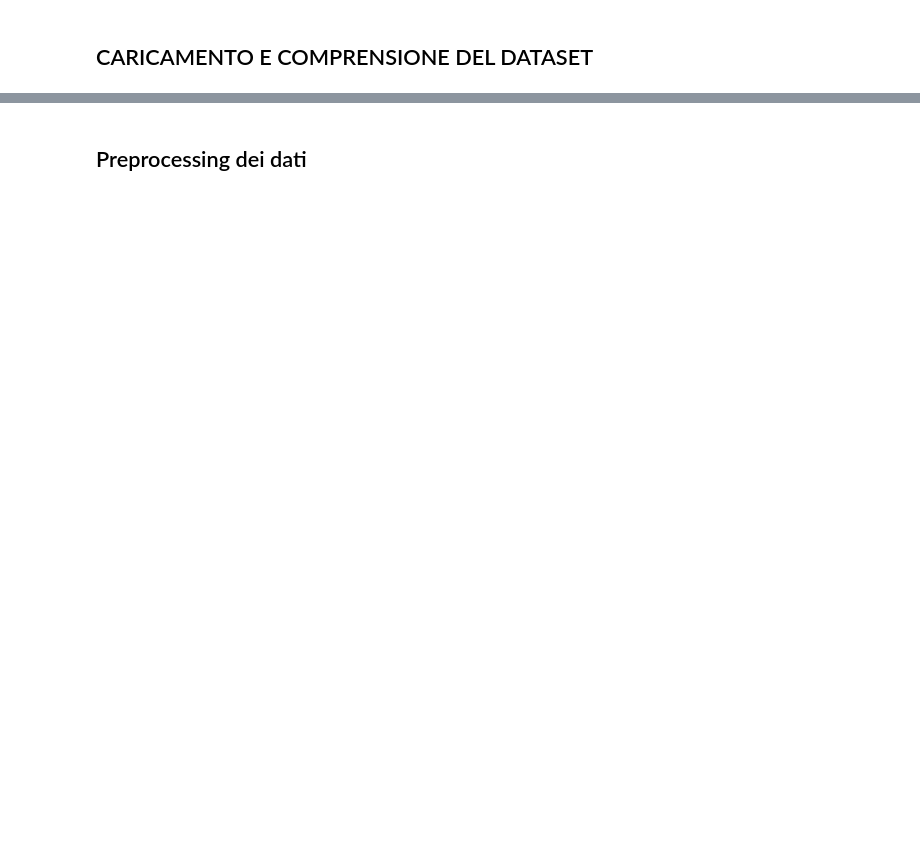
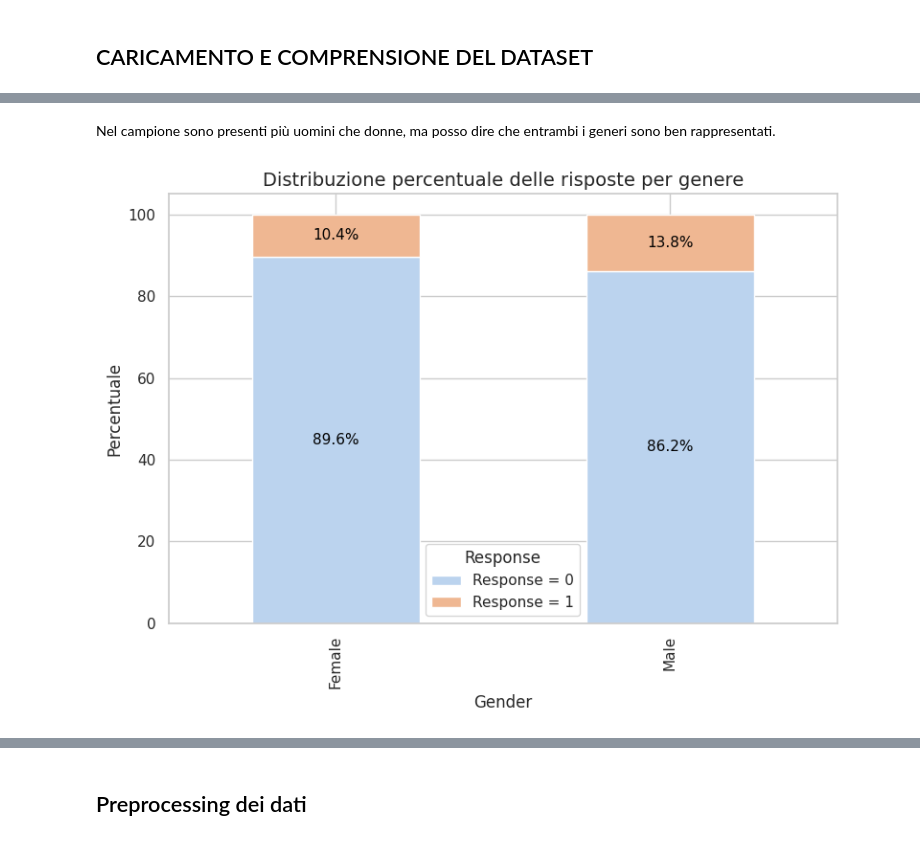
Before and after one commit to cdario79/CrossSellingAssicuratvo, a Jupyter notebook: Cross_Selling_Assicurativo.ipynb, the cells around one changed output, grey strips where cells are left out. Drawn from its saved outputs; the diff is of its cells as text; code cells hidden in the pictures; blank space fills up the shorter version.

```diff
--- a/Cross_Selling_Assicurativo.ipynb
+++ b/Cross_Selling_Assicurativo.ipynb
@@ -357,0 +284,37 @@ Nel tuo dataset:
+# %% [markdown]
+Nel campione sono presenti più uomini che donne, ma posso dire che entrambi i generi sono ben rappresentati.
+# %%
+# Set Seaborn style for the plot
+sns.set(style="whitegrid")
+
+# Compute contingency table (percentages by gender)
+contingency_gender = df.groupby('Gender')['Response'].value_counts(normalize=True).unstack().fillna(0) * 100
+contingency_gender = contingency_gender.round(1)
+
+# Rename columns for clarity
+contingency_gender.columns = ['Response = 0', 'Response = 1']
+
+# Reorder columns explicitly
+contingency_gender = contingency_gender[['Response = 0', 'Response = 1']]
+
+# Crea il grafico a barre impilate
+ax = contingency_gender.plot(kind='bar', stacked=True, color=['#BBD3EE', '#EFB792'], figsize=(8, 6))
+
+# Annotate bars with percentage labels
+for i, (index, row) in enumerate(contingency_gender.iterrows()):
+    y_offset = 0
+    for j, value in enumerate(row):
+        ax.annotate(f'{value:.1f}%',
+                    (i, y_offset + value / 2),
+                    ha='center', va='center', fontsize=11, color='black')
+        y_offset += value
+
+# Set title and axis labels
+plt.title('Distribuzione percentuale delle risposte per genere', fontsize=14)
+plt.xlabel('Gender')
+plt.ylabel('Percentuale')
+plt.legend(title='Response')
+plt.tight_layout()
+plt.show()
+# %% [output]
+[figure, added]
```
Also changed, not shown: parts of 144 cells of this notebook.
